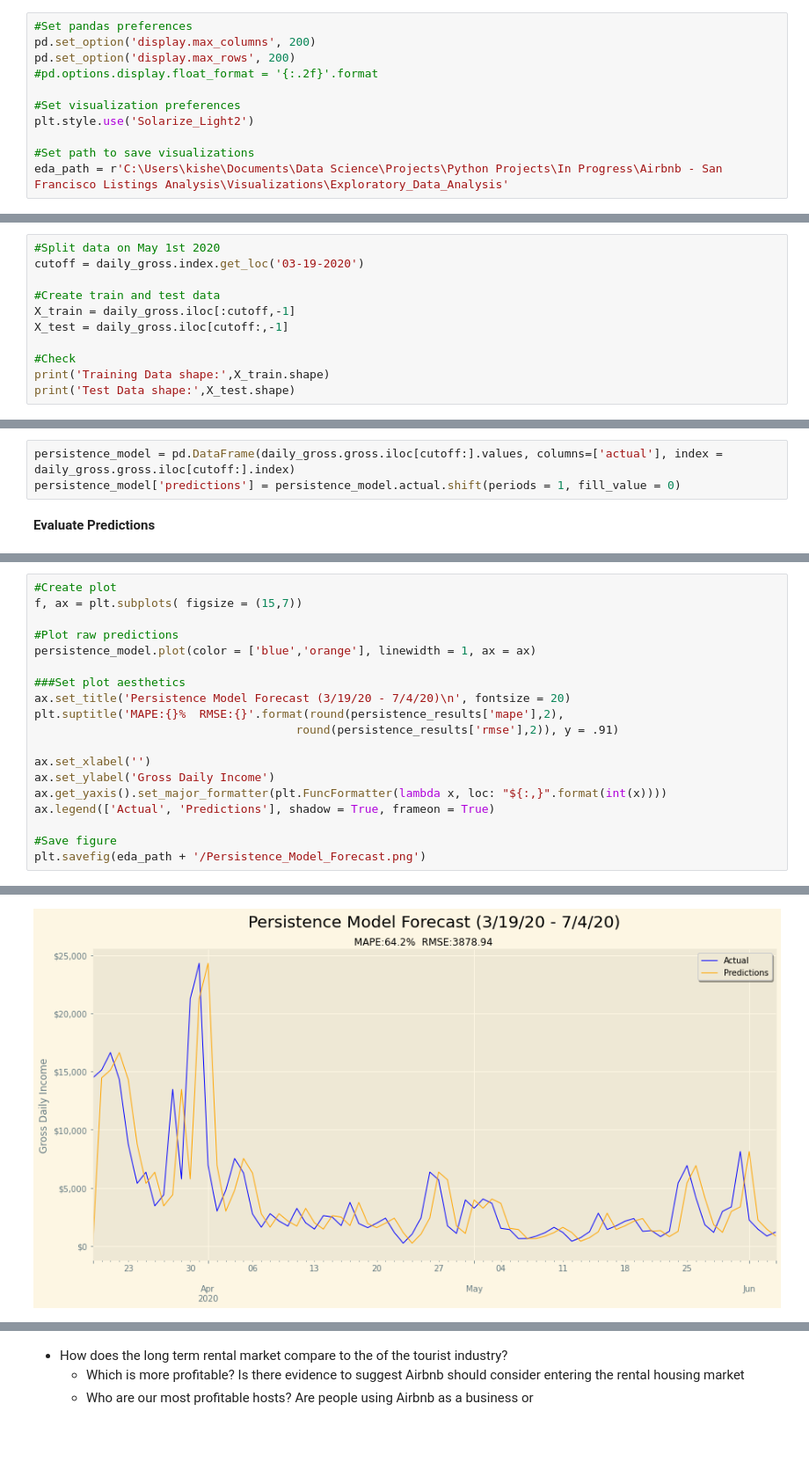
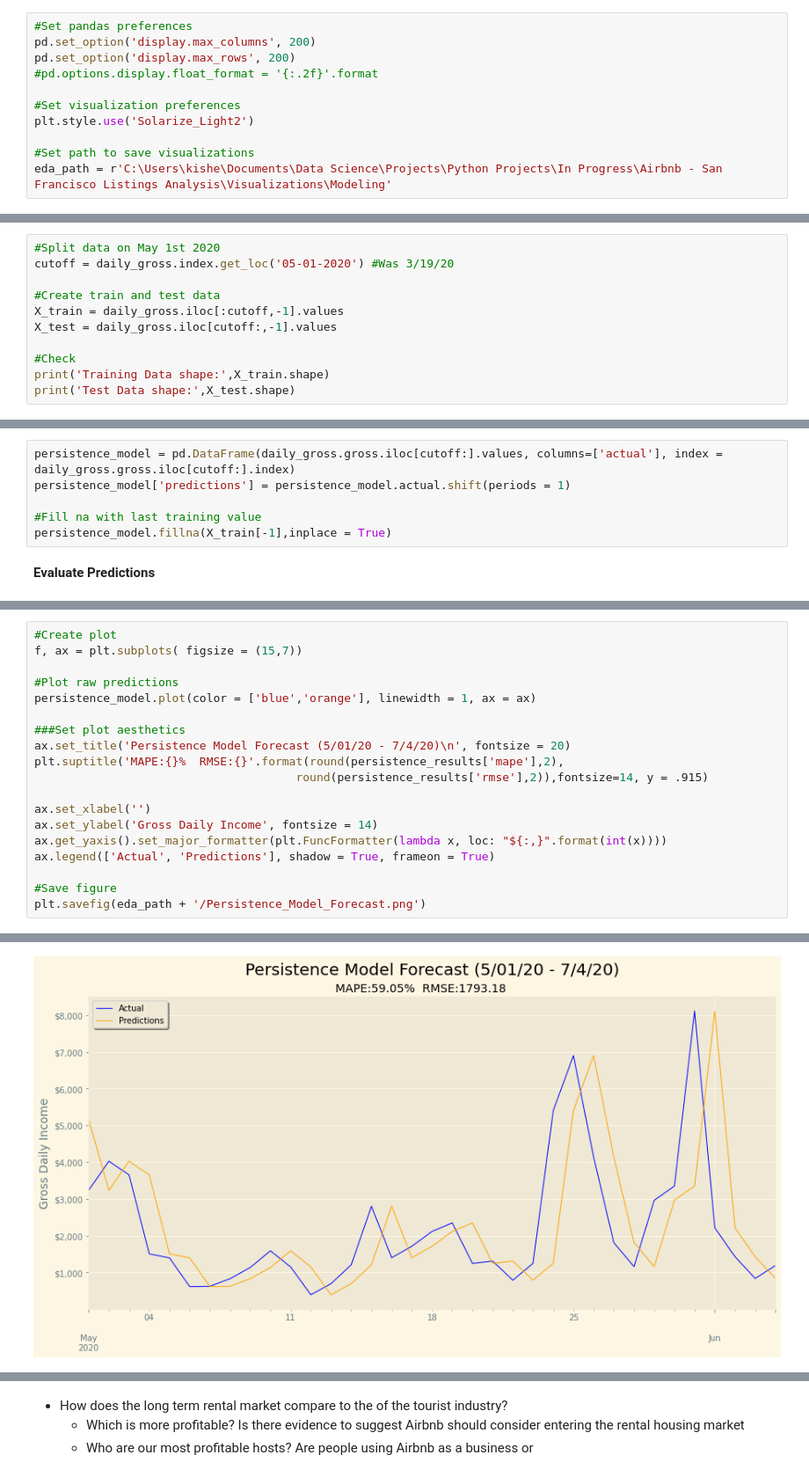
Before and after one commit to KishenSharma6/SF_Airbnb_Rental_Market_Analysis, a Jupyter notebook: Project_Codes/04_Modeling/2020_0715_Market_Analysis.ipynb, the cells around one changed output, grey strips where cells are left out. Shown at 88% size. Saved outputs shown, nothing was run; the diff lists cells and outputs as text; blank space fills up the shorter version.

```diff
--- a/Project_Codes/04_Modeling/2020_0715_Market_Analysis.ipynb
+++ b/Project_Codes/04_Modeling/2020_0715_Market_Analysis.ipynb
@@ -25,7 +25,7 @@ pd.set_option('display.max_rows', 200)
 plt.style.use('Solarize_Light2')
 
 #Set path to save visualizations
-eda_path = r'C:\Users\kishe\Documents\Data Science\Projects\Python Projects\In Progress\Airbnb - San Francisco Listings Analysis\Visualizations\Exploratory_Data_Analysis'
+eda_path = r'C:\Users\kishe\Documents\Data Science\Projects\Python Projects\In Progress\Airbnb - San Francisco Listings Analysis\Visualizations\Modeling'
 # %% [markdown]
 **Read in data**
 # %%
@@ -180,10 +198,10 @@ Lock down bagan on 3/19/2020 and with our current data has been in effect for a
 # %%
 #Split data on May 1st 2020
-cutoff = daily_gross.index.get_loc('03-19-2020')
+cutoff = daily_gross.index.get_loc('05-01-2020') #Was 3/19/20
 
 #Create train and test data
-X_train = daily_gross.iloc[:cutoff,-1]
-X_test = daily_gross.iloc[cutoff:,-1]
+X_train = daily_gross.iloc[:cutoff,-1].values
+X_test = daily_gross.iloc[cutoff:,-1].values
 
 #Check
 print('Training Data shape:',X_train.shape)
@@ -195,7 +218,10 @@ Test Data shape: (78,)
 **Build Persistence model**
 # %%
 persistence_model = pd.DataFrame(daily_gross.gross.iloc[cutoff:].values, columns=['actual'], index = daily_gross.gross.iloc[cutoff:].index)
-persistence_model['predictions'] = persistence_model.actual.shift(periods = 1, fill_value = 0)
+persistence_model['predictions'] = persistence_model.actual.shift(periods = 1)
+
+#Fill na with last training value
+persistence_model.fillna(X_train[-1],inplace = True)
 # %% [markdown]
 **Evaluate Predictions**
 # %%
@@ -221,12 +247,12 @@ f, ax = plt.subplots( figsize = (15,7))
 persistence_model.plot(color = ['blue','orange'], linewidth = 1, ax = ax)
 
 ###Set plot aesthetics
-ax.set_title('Persistence Model Forecast (3/19/20 - 7/4/20)\n', fontsize = 20)
+ax.set_title('Persistence Model Forecast (5/01/20 - 7/4/20)\n', fontsize = 20)
 plt.suptitle('MAPE:{}%  RMSE:{}'.format(round(persistence_results['mape'],2),
-                                      round(persistence_results['rmse'],2)), y = .91)
+                                      round(persistence_results['rmse'],2)),fontsize=14, y = .915)
 
 ax.set_xlabel('')
-ax.set_ylabel('Gross Daily Income')
+ax.set_ylabel('Gross Daily Income', fontsize = 14)
 ax.get_yaxis().set_major_formatter(plt.FuncFormatter(lambda x, loc: "${:,}".format(int(x))))
 ax.legend(['Actual', 'Predictions'], shadow = True, frameon = True)
 
@@ -237 +262 @@ plt.savefig(eda_path + '/Persistence_Model_Forecast.png')
-[figure, old version]
+[figure, new version]
```
Also changed, not shown: parts of 42 cells of this notebook.
